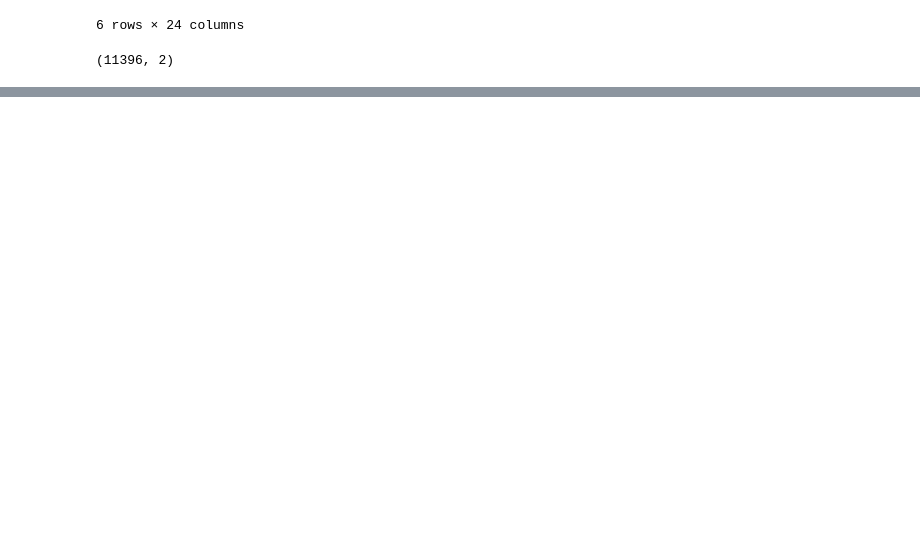
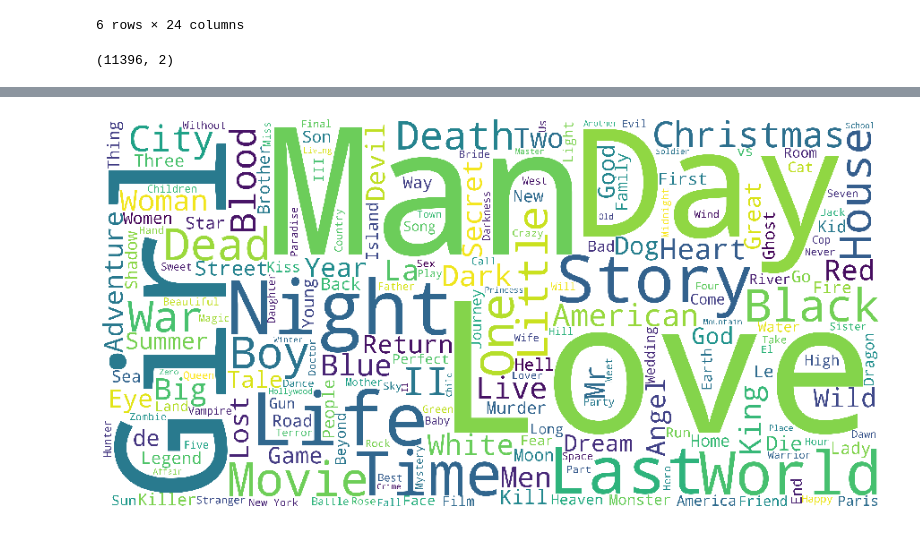
Before and after one commit to sanjay033/Movie-Recommendation, a Jupyter notebook: Movie Recommendation Engine.ipynb, the cells around one changed output, grey strips where cells are left out. Drawn from its saved outputs; the diff is of its cells as text; code cells hidden in the pictures; blank space fills up the shorter version.

```diff
--- a/Movie Recommendation Engine.ipynb
+++ b/Movie Recommendation Engine.ipynb
@@ -127,0 +143,4 @@ The final dataset has 45460 rows and 21columns
+# %%
+df['Revenue (in Millions)'] = round(df['revenue'] / 1000000,2)
+df['Budget (in Millions)'] = round(df['budget'] / 1000000,2)
+df['Returns per $ spent'] = df['Revenue (in Millions)'] / df['Budget (in Millions)']
@@ -127,0 +234,13 @@ The final dataset has 45460 rows and 21columns
+# %%
+df['title'] = df['title'].astype('str')
+df['overview'] = df['overview'].astype('str')
+title_corpus = ' '.join(df['title'])
+overview_corpus = ' '.join(df['overview'])
+# %%
+title_wordcloud = WordCloud(stopwords=STOPWORDS, background_color='white', height=2000, width=4000).generate(title_corpus)
+plt.figure(figsize=(16,8))
+plt.imshow(title_wordcloud)
+plt.axis('off')
+plt.show()
+# %% [output]
+[figure, added]
```
Also changed, not shown: parts of 22 cells of this notebook.
